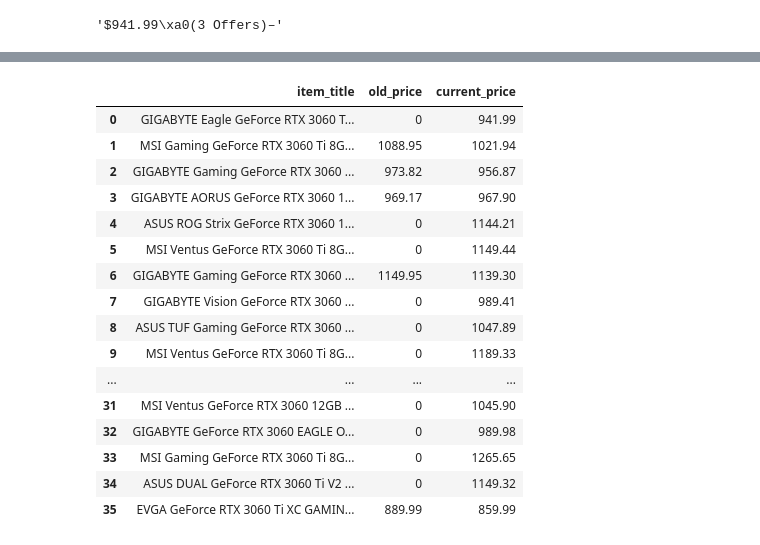
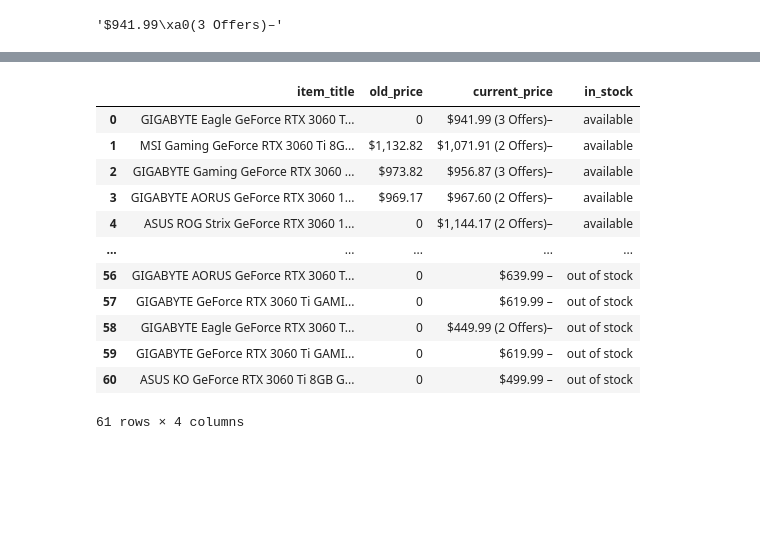
Before and after one commit to mdalton87/newegg_graphics_card_tracker, a Jupyter notebook: gather_data.ipynb, the cells around one changed output, grey strips where cells are left out. Saved outputs shown, nothing was run; the diff lists cells and outputs as text; code cells hidden in the pictures; blank space fills up the shorter version.

```diff
--- a/gather_data.ipynb
+++ b/gather_data.ipynb
@@ -73,0 +78,3 @@ soup.find('li', {'class': 'price-current'}).text
+# %%
+items = soup.find_all('div', {'class': 'item-cell'})
+type(items[0].find('p', {'class': 'item-promo'}))
@@ -74,8 +83,5 @@ soup.find('li', {'class': 'price-current'}).text
 # %%
-regex = r'\/(\d*)'
+regex = r'\/(\d+)'
 subject = soup.find('span', {'class': 'list-tool-pagination-text'}).text
 
-lst_no_pages = re.findall(regex, subject)
+num_pages = int(re.findall(regex, subject)[0])
-# %%
-
-for x in lst_no_pages:
@@ -139,20 +153,17 @@ df.current_price = df.current_price.astype(float)
-# %%
-df
-# %% [output]
-|  | item_title | old_price | current_price |
-| 0 | GIGABYTE Eagle GeForce RTX 3060 T... | 0 | 941.99 |
-| 1 | MSI Gaming GeForce RTX 3060 Ti 8G... | 1088.95 | 1021.94 |
-| 2 | GIGABYTE Gaming GeForce RTX 3060 ... | 973.82 | 956.87 |
-| 3 | GIGABYTE AORUS GeForce RTX 3060 1... | 969.17 | 967.90 |
-| 4 | ASUS ROG Strix GeForce RTX 3060 1... | 0 | 1144.21 |
-| 5 | MSI Ventus GeForce RTX 3060 Ti 8G... | 0 | 1149.44 |
-| 6 | GIGABYTE Gaming GeForce RTX 3060 ... | 1149.95 | 1139.30 |
-| 7 | GIGABYTE Vision GeForce RTX 3060 ... | 0 | 989.41 |
-| 8 | ASUS TUF Gaming GeForce RTX 3060 ... | 0 | 1047.89 |
-| 9 | MSI Ventus GeForce RTX 3060 Ti 8G... | 0 | 1189.33 |
-| ... | ... | ... | ... |
-| 31 | MSI Ventus GeForce RTX 3060 12GB ... | 0 | 1045.90 |
-| 32 | GIGABYTE GeForce RTX 3060 EAGLE O... | 0 | 989.98 |
-| 33 | MSI Gaming GeForce RTX 3060 Ti 8G... | 0 | 1265.65 |
-| 34 | ASUS DUAL GeForce RTX 3060 Ti V2 ... | 0 | 1149.32 |
-| 35 | EVGA GeForce RTX 3060 Ti XC GAMIN... | 889.99 | 859.99 |
+# %%
+df = get_newegg_gpu(urls)
+df
+# %% [output]
+|  | item_title | old_price | current_price | in_stock |
+| 0 | GIGABYTE Eagle GeForce RTX 3060 T... | 0 | $941.99 (3 Offers)– | available |
+| 1 | MSI Gaming GeForce RTX 3060 Ti 8G... | $1,132.82 | $1,071.91 (2 Offers)– | available |
+| 2 | GIGABYTE Gaming GeForce RTX 3060 ... | $973.82 | $956.87 (3 Offers)– | available |
+| 3 | GIGABYTE AORUS GeForce RTX 3060 1... | $969.17 | $967.60 (2 Offers)– | available |
+| 4 | ASUS ROG Strix GeForce RTX 3060 1... | 0 | $1,144.17 (2 Offers)– | available |
+| ... | ... | ... | ... | ... |
+| 56 | GIGABYTE AORUS GeForce RTX 3060 T... | 0 | $639.99 – | out of stock |
+| 57 | GIGABYTE GeForce RTX 3060 Ti GAMI... | 0 | $619.99 – | out of stock |
+| 58 | GIGABYTE Eagle GeForce RTX 3060 T... | 0 | $449.99 (2 Offers)– | out of stock |
+| 59 | GIGABYTE GeForce RTX 3060 Ti GAMI... | 0 | $619.99 – | out of stock |
+| 60 | ASUS KO GeForce RTX 3060 Ti 8GB G... | 0 | $499.99 – | out of stock |
+61 rows × 4 columns
```
Also changed, not shown: parts of 16 cells of this notebook.
